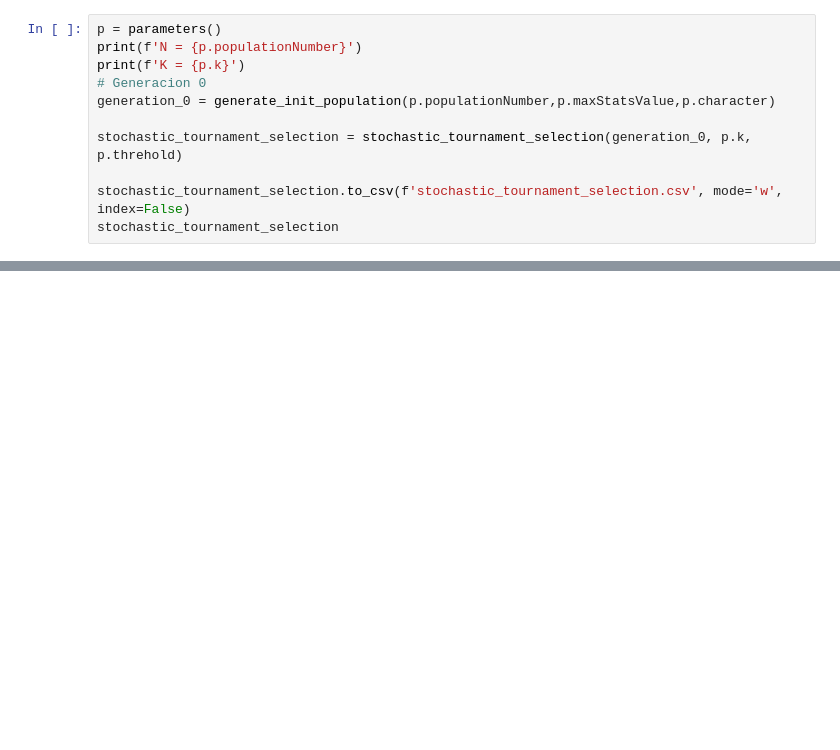
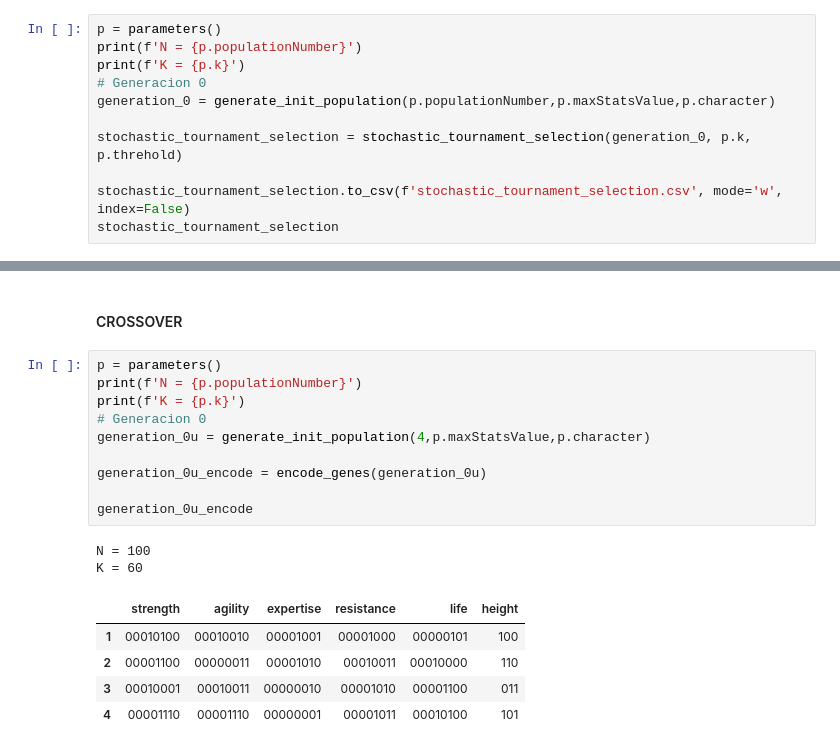
Before and after one commit to marianopm/sia-tp2, a Jupyter notebook: main-test.ipynb, the cells around one changed output, grey strips where cells are left out. Cells and saved outputs as stored; diff of their text form; blank space fills up the shorter version.

```diff
--- a/main-test.ipynb
+++ b/main-test.ipynb
@@ -446,0 +469,20 @@ K = 60
+# %% [markdown]
+#### CROSSOVER
+# %%
+p = parameters()
+print(f'N = {p.populationNumber}')
+print(f'K = {p.k}')
+# Generacion 0
+generation_0u = generate_init_population(4,p.maxStatsValue,p.character)
+
+generation_0u_encode = encode_genes(generation_0u)
+
+generation_0u_encode
+# %% [output]
+N = 100
+K = 60
+|  | strength | agility | expertise | resistance | life | height |
+| 1 | 00010100 | 00010010 | 00001001 | 00001000 | 00000101 | 100 |
+| 2 | 00001100 | 00000011 | 00001010 | 00010011 | 00010000 | 110 |
+| 3 | 00010001 | 00010011 | 00000010 | 00001010 | 00001100 | 011 |
+| 4 | 00001110 | 00001110 | 00000001 | 00001011 | 00010100 | 101 |
```
Also changed, not shown: parts of 21 cells of this notebook, 5 other files.
